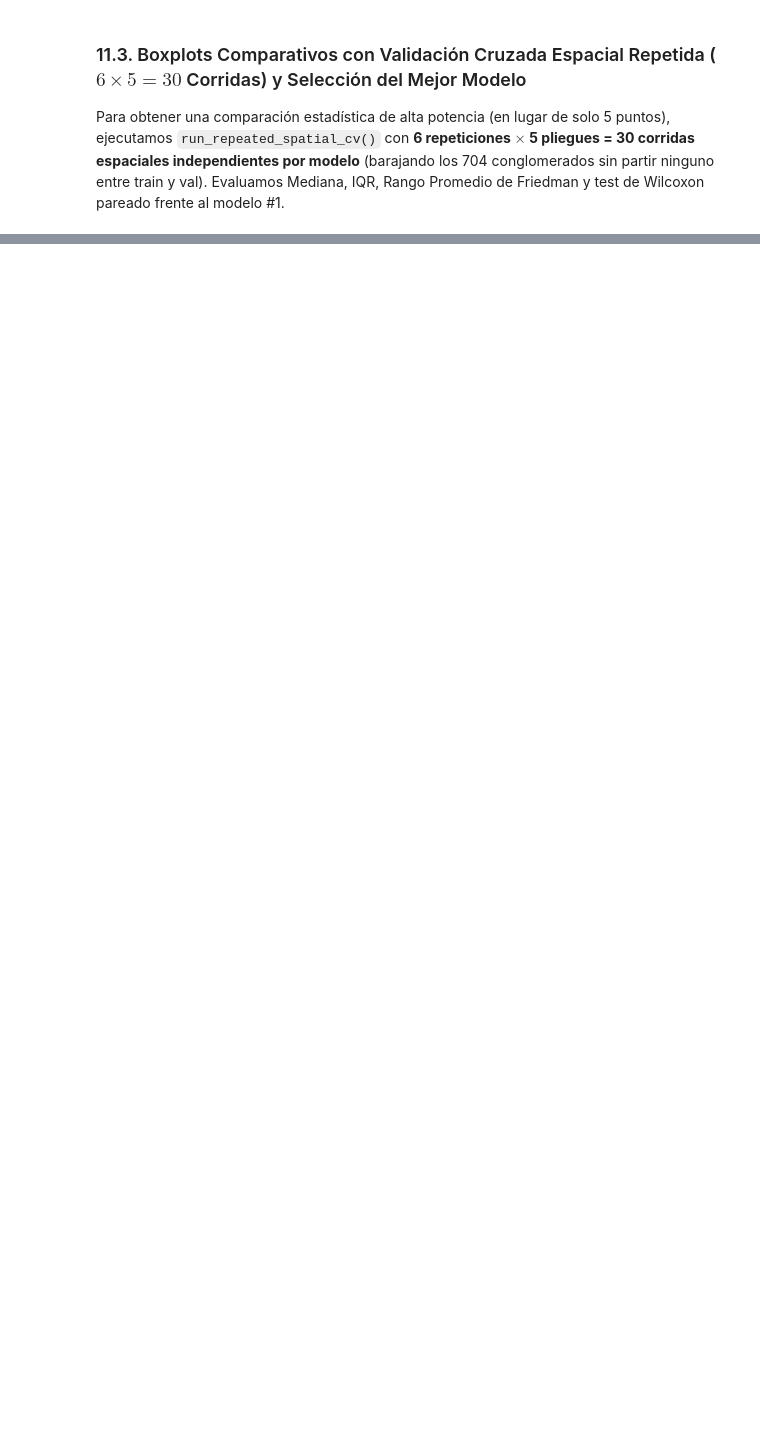
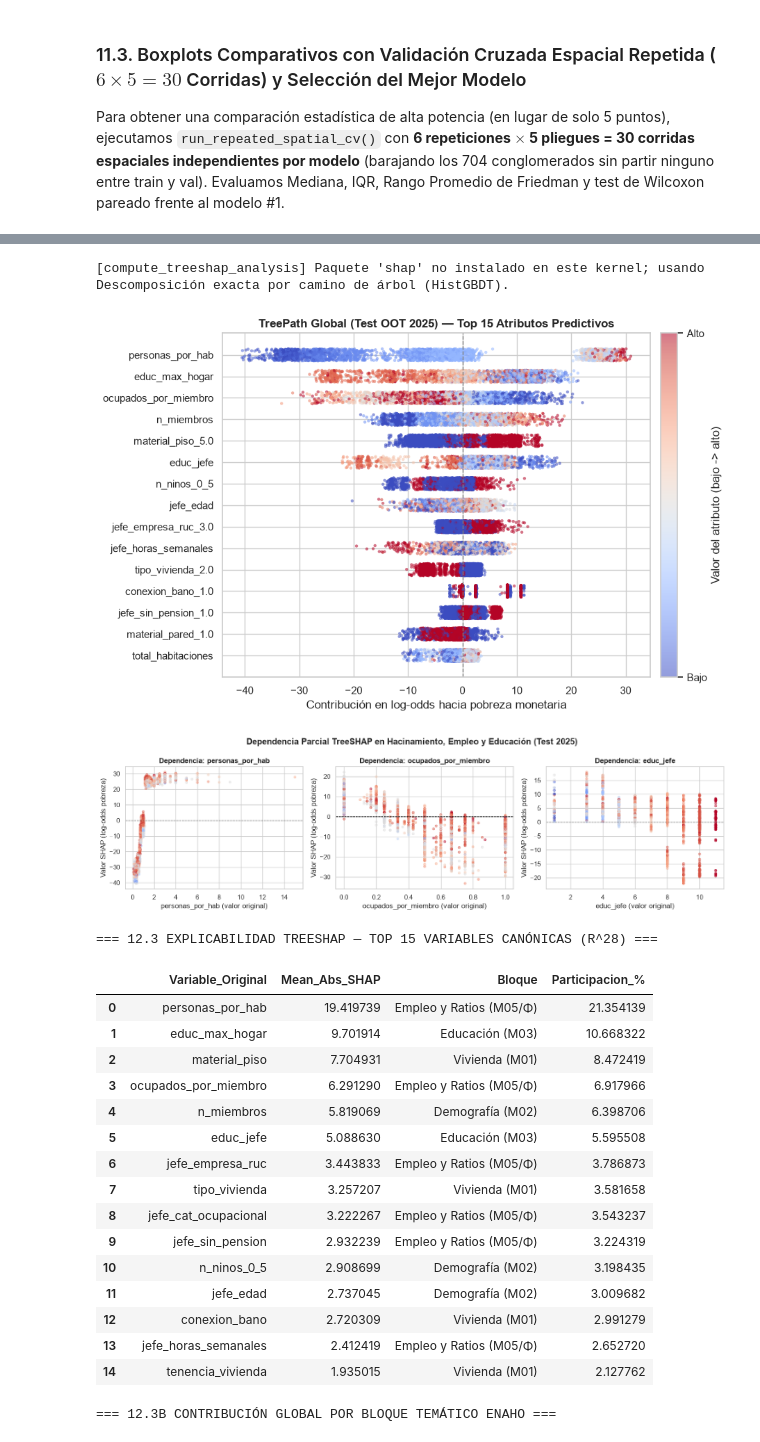
Before and after one commit to Ga3lAE/IA-Tarea-Academica, a Jupyter notebook: notebooks/pipeline_completo.ipynb, the cells around one changed output, grey strips where cells are left out. Saved outputs shown, nothing was run; the diff lists cells and outputs as text; code cells hidden in the pictures; blank space fills up the shorter version.

```diff
--- a/notebooks/pipeline_completo.ipynb
+++ b/notebooks/pipeline_completo.ipynb
@@ -741,0 +813,43 @@ _ = plot_cv_boxplots(
+# %%
+from src.evaluation import compute_treeshap_analysis, audit_subgroup_fairness_2025
+
+shap_res_2025 = compute_treeshap_analysis(
+    fitted_artifacts_2024["LightGBM_GBDT"],
+    df_2025_test,
+    save_dir=ROOT_DIR / "Documentation" / "latex" / "figures",
+    show=True,
+)
+
+print("=== 12.3 EXPLICABILIDAD TREESHAP — TOP 15 VARIABLES CANÓNICAS (R^28) ===")
+display(shap_res_2025["original_importance"].head(15))
+
+print("=== 12.3B CONTRIBUCIÓN GLOBAL POR BLOQUE TEMÁTICO ENAHO ===")
+display(shap_res_2025["block_importance"])
+
+fairness_2025_df = audit_subgroup_fairness_2025(
+    df_2025_test, probs_2025, fitted_artifacts_2024, model_name="LightGBM_GBDT"
+)
+print("=== 12.4 AUDITORÍA ÉTICA DE EQUIDAD POR SUBGRUPOS (TEST OOT 2025) ===")
+display(fairness_2025_df)
+# %% [output]
+[compute_treeshap_analysis] Paquete 'shap' no instalado en este kernel; usando Descomposición exacta por camino de árbol (HistGBDT).
+[figure, added]
+[figure, added]
+=== 12.3 EXPLICABILIDAD TREESHAP — TOP 15 VARIABLES CANÓNICAS (R^28) ===
+|  | Variable_Original | Mean_Abs_SHAP | Bloque | Participacion_% |
+| 0 | personas_por_hab | 19.419739 | Empleo y Ratios (M05/Φ) | 21.354139 |
+| 1 | educ_max_hogar | 9.701914 | Educación (M03) | 10.668322 |
+| 2 | material_piso | 7.704931 | Vivienda (M01) | 8.472419 |
+| 3 | ocupados_por_miembro | 6.291290 | Empleo y Ratios (M05/Φ) | 6.917966 |
+| 4 | n_miembros | 5.819069 | Demografía (M02) | 6.398706 |
+| 5 | educ_jefe | 5.088630 | Educación (M03) | 5.595508 |
+| 6 | jefe_empresa_ruc | 3.443833 | Empleo y Ratios (M05/Φ) | 3.786873 |
+| 7 | tipo_vivienda | 3.257207 | Vivienda (M01) | 3.581658 |
+| 8 | jefe_cat_ocupacional | 3.222267 | Empleo y Ratios (M05/Φ) | 3.543237 |
+| 9 | jefe_sin_pension | 2.932239 | Empleo y Ratios (M05/Φ) | 3.224319 |
+| 10 | n_ninos_0_5 | 2.908699 | Demografía (M02) | 3.198435 |
+| 11 | jefe_edad | 2.737045 | Demografía (M02) | 3.009682 |
+| 12 | conexion_bano | 2.720309 | Vivienda (M01) | 2.991279 |
+| 13 | jefe_horas_semanales | 2.412419 | Empleo y Ratios (M05/Φ) | 2.652720 |
+| 14 | tenencia_vivienda | 1.935015 | Vivienda (M01) | 2.127762 |
+=== 12.3B CONTRIBUCIÓN GLOBAL POR BLOQUE TEMÁTICO ENAHO ===
```
Also changed, not shown: parts of 14 cells of this notebook, 14 other files.
